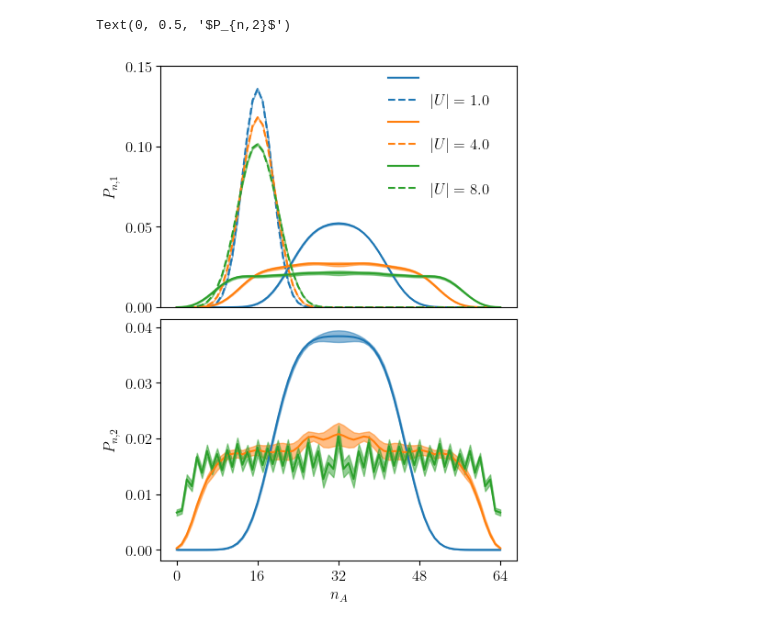
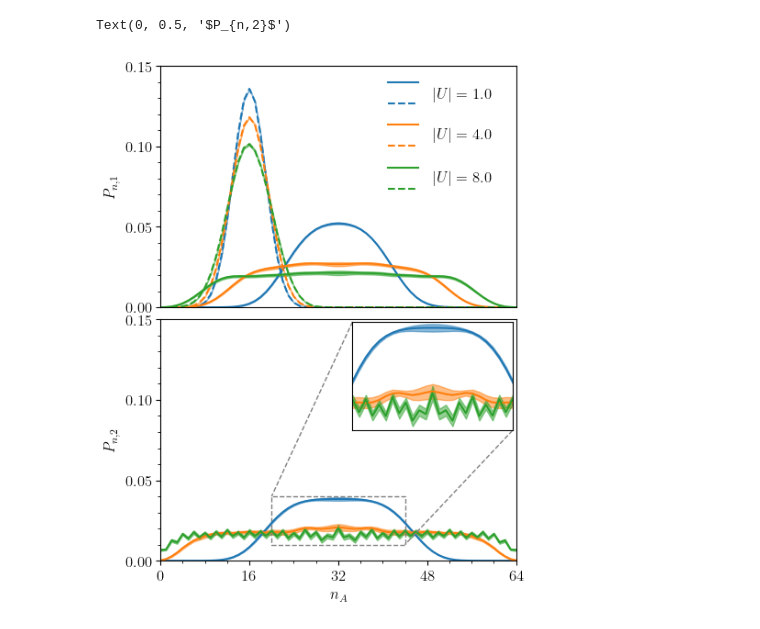
Before and after one commit to TongSericus/plots-accessible-entanglement, a Jupyter notebook: plots/plots_checkerboard.ipynb, the cells around one changed output. Saved outputs shown, nothing was run; the diff lists cells and outputs as text; code cells hidden in the pictures.

Commit message:
update various plots with merged version

```diff
--- a/plots/plots_checkerboard.ipynb
+++ b/plots/plots_checkerboard.ipynb
@@ -48,16 +50,12 @@ gs = gridspec.GridSpec(2, 1, hspace=0.05)
 ax1 = fig.add_subplot(gs[0])
 ax2 = fig.add_subplot(gs[1])
 
-ax1.set_xticks([])
-ax1.set_ylim([0.0, 0.15])
-ax2.set_xticks([0, 16, 32, 48, 64])
-
 ax1.plot(
     range(65), Pn_half_avg[0,:], label=" "
 )
 ax1.fill_between(range(65), Pn_half_avg[0,:] - Pn_half_err[0,:], Pn_half_avg[0,:] + Pn_half_err[0,:], color='C0', alpha=0.5)
 ax1.plot(
-    range(65), Pn_quarter_avg[0,:], label=r"$|U|=1.0$", linestyle='--', color='C0'
+    range(65), Pn_quarter_avg[0,:], label=" ", linestyle='--', color='C0'
 )
 ax1.fill_between(range(65), Pn_quarter_avg[0,:] - Pn_quarter_err[0,:], Pn_quarter_avg[0,:] + Pn_quarter_err[0,:], color='C0', alpha=0.5)
 
@@ -66,41 +64,77 @@ ax1.plot(
 )
 ax1.fill_between(range(65), Pn_half_avg[3,:] - Pn_half_err[3,:], Pn_half_avg[3,:] + Pn_half_err[3,:], color='C1', alpha=0.5)
 ax1.plot(
-    range(65), Pn_quarter_avg[2,:], label=r"$|U|=4.0$", linestyle='--', color='C1'
+    range(65), Pn_quarter_avg[2,:], label=" ", linestyle='--', color='C1'
 )
 ax1.fill_between(range(65), Pn_quarter_avg[2,:] - Pn_quarter_err[2,:], Pn_quarter_avg[2,:] + Pn_quarter_err[2,:], color='C1', alpha=0.5)
 
 ax1.plot(
     range(65), Pn_half_avg[7,:], label=" ", color='C2'
 )
 ax1.fill_between(range(65), Pn_half_avg[7,:] - Pn_half_err[7,:], Pn_half_avg[7,:] + Pn_half_err[7,:], color='C2', alpha=0.5)
 
 ax1.plot(
-    range(65), Pn_quarter_avg[3,:], label=r"$|U|=8.0$", linestyle='--', color='C2'
+    range(65), Pn_quarter_avg[3,:], label=" ", linestyle='--', color='C2'
 )
 ax1.fill_between(range(65), Pn_quarter_avg[3,:] - Pn_quarter_err[3,:], Pn_quarter_avg[3,:] + Pn_quarter_err[3,:], color='C2', alpha=0.5)
-ax1.legend(frameon=False, ncol=1, bbox_to_anchor=(0.6, 0.40))
 
 ax2.plot(
     range(65), Pn2_half_avg[0,:]
 )
 ax2.fill_between(range(65), Pn2_half_avg[0,:] - Pn2_half_err[0,:], Pn2_half_avg[0,:] + Pn2_half_err[0,:], color='C0', alpha=0.5)
 ax2.plot(
     range(65), Pn2_half_avg[2,:]
 )
 ax2.fill_between(range(65), Pn2_half_avg[2,:] - Pn2_half_err[2,:], Pn2_half_avg[2,:] + Pn2_half_err[2,:], color='C1', alpha=0.5)
 ax2.plot(
     range(65), Pn2_half_avg[3,:]
 )
 ax2.fill_between(range(65), Pn2_half_avg[3,:] - Pn2_half_err[3,:], Pn2_half_avg[3,:] + Pn2_half_err[3,:], color='C2', alpha=0.5)
 
+# Create zoomeed-in plot
+def position_inset(base_ax, inset, x, y, width, height):
+    def inset_locator(ax, renderer):
+        bbox = base_ax.get_position()
+        return [bbox.x0 + x*bbox.width, bbox.y0 + y*bbox.height, bbox.width * width, bbox.height * height]
+    inset.set_axes_locator(inset_locator)
+
+axins = zoomed_inset_axes(ax2, zoom=2, loc='upper right')
+position_inset(ax2, axins, 0.54, 0.54, 0.45, 0.45)
+mark_inset(ax2, axins, loc1=2, loc2=4, fc="none", ec="0.5", linestyle='--')
+axins.set_xticks([])
+axins.set_yticks([])
+axins.plot(range(65), Pn2_half_avg[0,:])
+axins.fill_between(range(65), Pn2_half_avg[0,:] - Pn2_half_err[0,:], Pn2_half_avg[0,:] + Pn2_half_err[0,:], color='C0', alpha=0.5)
+axins.plot(range(65), Pn2_half_avg[2,:])
+axins.fill_between(range(65), Pn2_half_avg[2,:] - Pn2_half_err[2,:], Pn2_half_avg[2,:] + Pn2_half_err[2,:], color='C1', alpha=0.5)
+axins.plot(range(65), Pn2_half_avg[3,:])
+axins.fill_between(range(65), Pn2_half_avg[3,:] - Pn2_half_err[3,:], Pn2_half_avg[3,:] + Pn2_half_err[3,:], color='C2', alpha=0.5)
+axins.set_xlim(20, 44)
+axins.set_ylim(0.01, 0.04)
+
+# Add legend
+ax1.legend(frameon=False, ncol=1, bbox_to_anchor=(0.6, 0.40))
+ax1.annotate(r'$|U|=1.0$', xy=(49, 0.13), fontsize=12)
+ax1.annotate(r'$|U|=4.0$', xy=(49, 0.105), fontsize=12)
+ax1.annotate(r'$|U|=8.0$', xy=(49, 0.078), fontsize=12)
+
+# Set up ticks and labels
+ax1.set_xticks([])
+ax1.set_xlim([0, 64])
+ax2.set_xlim([0, 64])
+ax1.set_ylim([0.0, 0.15])
+ax2.set_ylim([0.0, 0.15])
+ax2.set_xticks([0, 16, 32, 48, 64])
+ax2.xaxis.set_minor_locator(AutoMinorLocator())
+ax1.yaxis.set_minor_locator(AutoMinorLocator())
+ax2.yaxis.set_minor_locator(AutoMinorLocator())
 ax1.set_yticks([0.0, 0.05, 0.10, 0.15])
 ax1.set_ylabel(r"$P_{n,1}$")
 
-ax2.set_yticks([0.0, 0.01, 0.02, 0.03, 0.04])
+ax2.set_yticks([0.0, 0.05, 0.10, 0.15])
 ax2.set_xlabel(r"$n_A$")
 ax2.set_ylabel(r"$P_{n,2}$")
 # %% [output]
 Text(0, 0.5, '$P_{n,2}$')
-[figure, old version]
+[figure, new version]
 # %%
```
Also changed, not shown: parts of 2 cells of this notebook, 18 other files.
